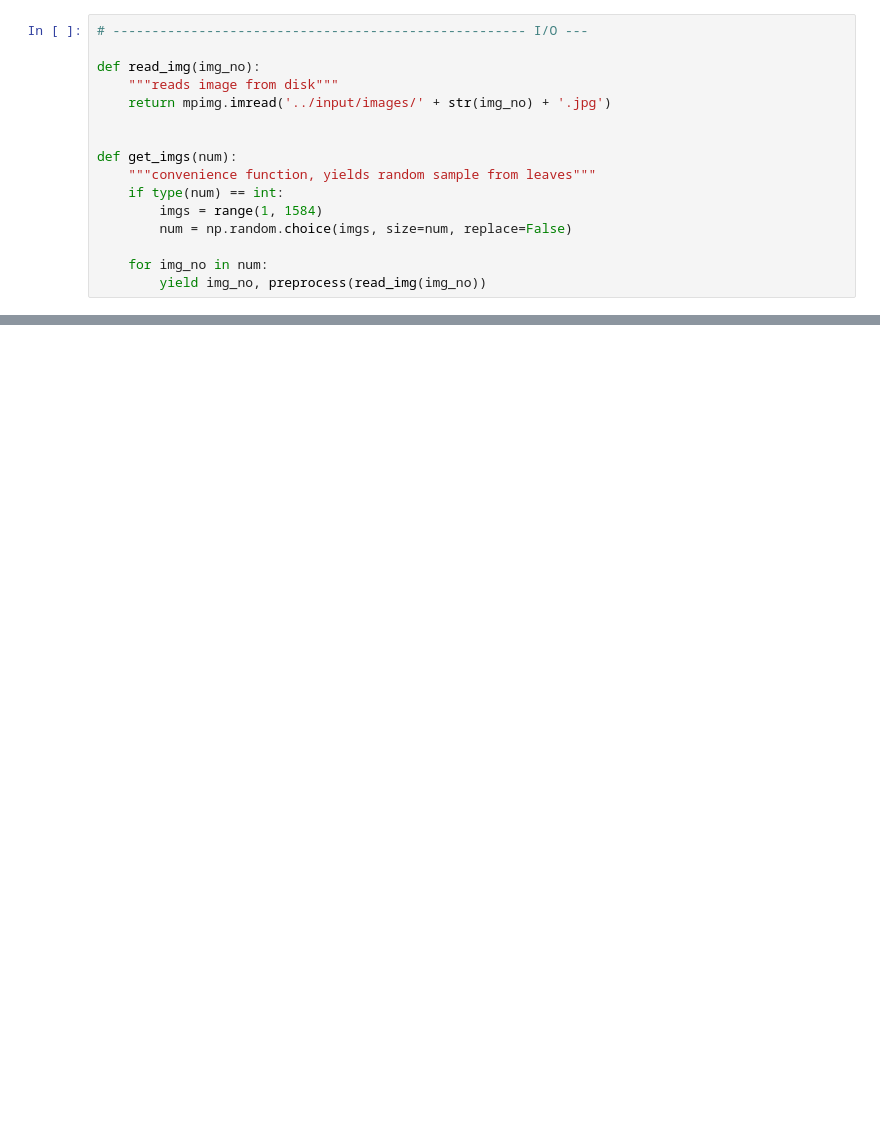
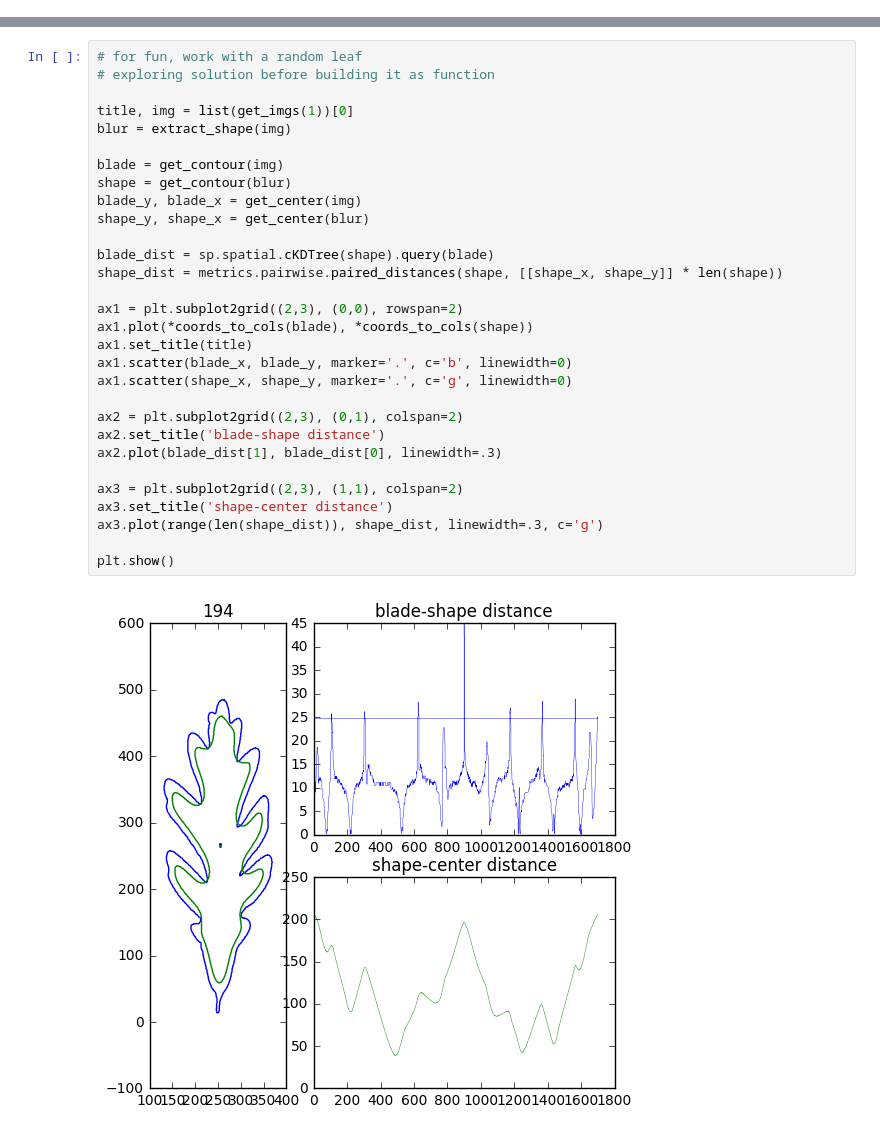
Before and after one commit to lorinc/kaggle-notebooks, a Jupyter notebook: leaf_feature_extraction.ipynb, the cells around one changed output, grey strips where cells are left out. Saved outputs shown, nothing was run; the diff lists cells and outputs as text; blank space fills up the shorter version.

```diff
--- a/leaf_feature_extraction.ipynb
+++ b/leaf_feature_extraction.ipynb
@@ -17,20 +17,4 @@ import matplotlib.patches as mpatches
 %matplotlib inline
 from pylab import rcParams
 rcParams['figure.figsize'] = (6, 6)
-# %%
-# ----------------------------------------------------- I/O ---
-
-def read_img(img_no):
-    """reads image from disk"""
-    return mpimg.imread('../input/images/' + str(img_no) + '.jpg')
-
-
-def get_imgs(num):
-    """convenience function, yields random sample from leaves"""
-    if type(num) == int:
-        imgs = range(1, 1584)
-        num = np.random.choice(imgs, size=num, replace=False)
-
-    for img_no in num:
-        yield img_no, preprocess(read_img(img_no))
 # %%
@@ -243,0 +181,32 @@ plt.show()
+# %%
+# for fun, work with a random leaf
+# exploring solution before building it as function
+
+title, img = list(get_imgs(1))[0]
+blur = extract_shape(img)
+
+blade = get_contour(img)
+shape = get_contour(blur)
+blade_y, blade_x = get_center(img)
+shape_y, shape_x = get_center(blur)
+
+blade_dist = sp.spatial.cKDTree(shape).query(blade)
+shape_dist = metrics.pairwise.paired_distances(shape, [[shape_x, shape_y]] * len(shape))
+
+ax1 = plt.subplot2grid((2,3), (0,0), rowspan=2)
+ax1.plot(*coords_to_cols(blade), *coords_to_cols(shape))
+ax1.set_title(title)
+ax1.scatter(blade_x, blade_y, marker='.', c='b', linewidth=0)
+ax1.scatter(shape_x, shape_y, marker='.', c='g', linewidth=0)
+
+ax2 = plt.subplot2grid((2,3), (0,1), colspan=2)
+ax2.set_title('blade-shape distance')
+ax2.plot(blade_dist[1], blade_dist[0], linewidth=.3)
+
+ax3 = plt.subplot2grid((2,3), (1,1), colspan=2)
+ax3.set_title('shape-center distance')
+ax3.plot(range(len(shape_dist)), shape_dist, linewidth=.3, c='g')
+
+plt.show()
+# %% [output]
+[figure, added]
```
Also changed, not shown: parts of 11 cells of this notebook.
